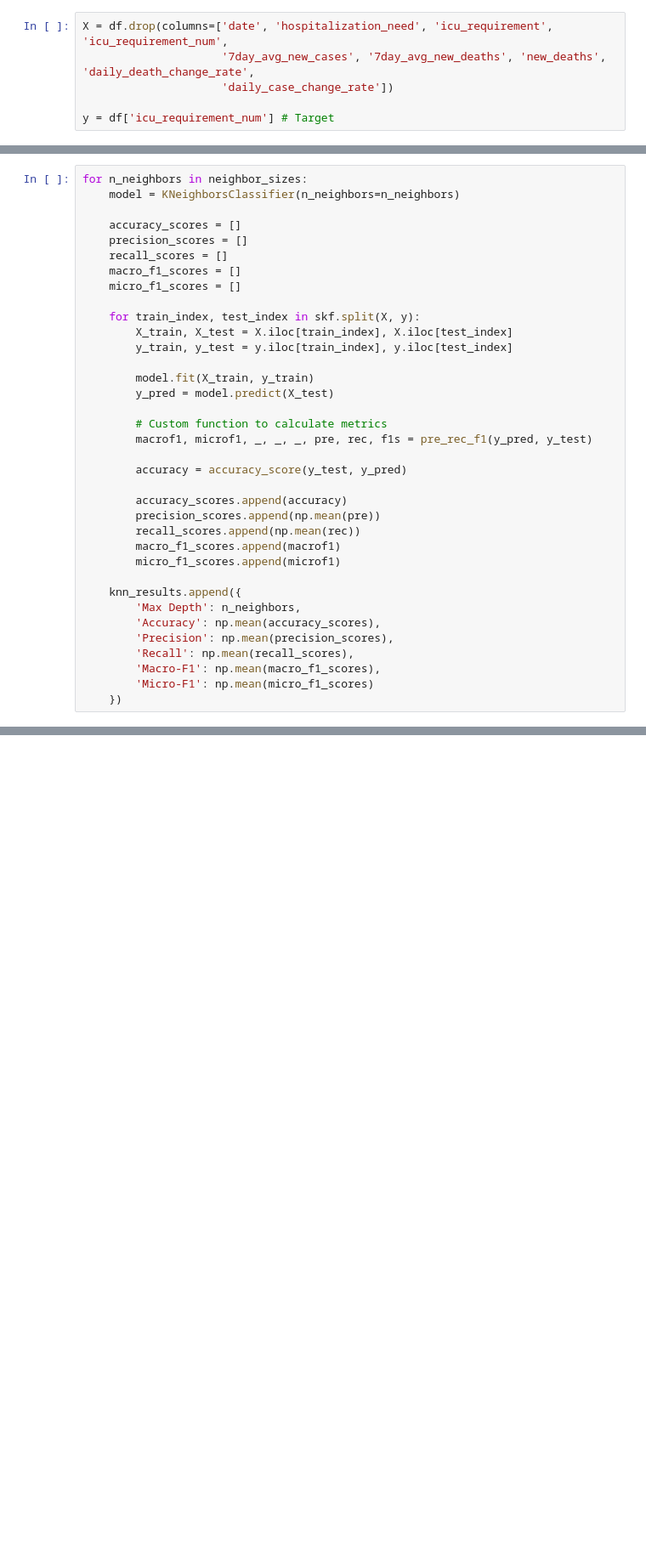
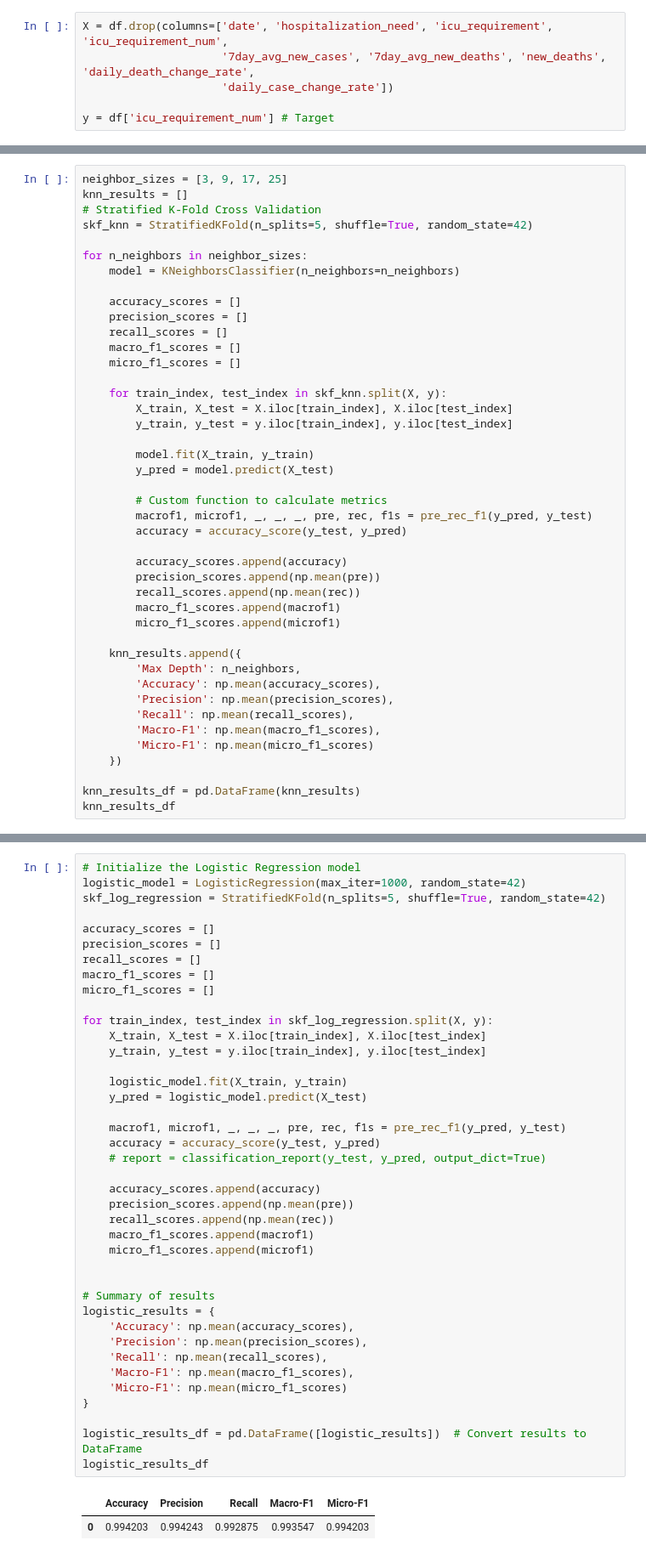
Before and after one commit to NomyNom/cosc3337_data_project, a Jupyter notebook: classification.ipynb, the cells around one changed output, grey strips where cells are left out. Shown: that part at 85% size. Saved outputs shown, nothing was run; the diff lists cells and outputs as text; blank space fills up the shorter version.

```diff
--- a/classification.ipynb
+++ b/classification.ipynb
@@ -122,4 +140,9 @@ skf = StratifiedKFold(n_splits=5, shuffle=True, random_state=42)
 # %%
+neighbor_sizes = [3, 9, 17, 25]
+knn_results = []
+# Stratified K-Fold Cross Validation
+skf_knn = StratifiedKFold(n_splits=5, shuffle=True, random_state=42)
+
 for n_neighbors in neighbor_sizes:
     model = KNeighborsClassifier(n_neighbors=n_neighbors)
 
@@ -129,7 +152,7 @@ for n_neighbors in neighbor_sizes:
     macro_f1_scores = []
     micro_f1_scores = []
 
-    for train_index, test_index in skf.split(X, y):
+    for train_index, test_index in skf_knn.split(X, y):
         X_train, X_test = X.iloc[train_index], X.iloc[test_index]
         y_train, y_test = y.iloc[train_index], y.iloc[test_index]
 
@@ -138,7 +161,6 @@ for n_neighbors in neighbor_sizes:
 
         # Custom function to calculate metrics
         macrof1, microf1, _, _, _, pre, rec, f1s = pre_rec_f1(y_pred, y_test)
-
         accuracy = accuracy_score(y_test, y_pred)
 
         accuracy_scores.append(accuracy)
@@ -155,3 +177,6 @@ for n_neighbors in neighbor_sizes:
         'Macro-F1': np.mean(macro_f1_scores),
         'Micro-F1': np.mean(micro_f1_scores)
     })
+
+knn_results_df = pd.DataFrame(knn_results)
+knn_results_df
@@ -229,3 +258,46 @@ rf_results
 | 1 | 9 | 0.992271 | 0.992183 | 0.990712 | 0.991409 | 0.992271 |
 | 2 | 17 | 0.985498 | 0.988507 | 0.979385 | 0.983668 | 0.985498 |
 | 3 | 25 | 0.973899 | 0.979375 | 0.963016 | 0.970433 | 0.973899 |
+# %%
+# Initialize the Logistic Regression model
+logistic_model = LogisticRegression(max_iter=1000, random_state=42)
+skf_log_regression = StratifiedKFold(n_splits=5, shuffle=True, random_state=42)
+
+accuracy_scores = []
+precision_scores = []
+recall_scores = []
+macro_f1_scores = []
+micro_f1_scores = []
+
+for train_index, test_index in skf_log_regression.split(X, y):
+    X_train, X_test = X.iloc[train_index], X.iloc[test_index]
+    y_train, y_test = y.iloc[train_index], y.iloc[test_index]
+
+    logistic_model.fit(X_train, y_train)
+    y_pred = logistic_model.predict(X_test)
+
+    macrof1, microf1, _, _, _, pre, rec, f1s = pre_rec_f1(y_pred, y_test)
+    accuracy = accuracy_score(y_test, y_pred)
+    # report = classification_report(y_test, y_pred, output_dict=True)
+
+    accuracy_scores.append(accuracy)
+    precision_scores.append(np.mean(pre))
+    recall_scores.append(np.mean(rec))
+    macro_f1_scores.append(macrof1)
+    micro_f1_scores.append(microf1)
+
+
+# Summary of results
+logistic_results = {
+    'Accuracy': np.mean(accuracy_scores),
+    'Precision': np.mean(precision_scores),
+    'Recall': np.mean(recall_scores),
+    'Macro-F1': np.mean(macro_f1_scores),
+    'Micro-F1': np.mean(micro_f1_scores)
+}
+
+logistic_results_df = pd.DataFrame([logistic_results])  # Convert results to DataFrame
+logistic_results_df
+# %% [output]
+|  | Accuracy | Precision | Recall | Macro-F1 | Micro-F1 |
+| 0 | 0.994203 | 0.994243 | 0.992875 | 0.993547 | 0.994203 |
```
Also changed, not shown: parts of 8 cells of this notebook.
